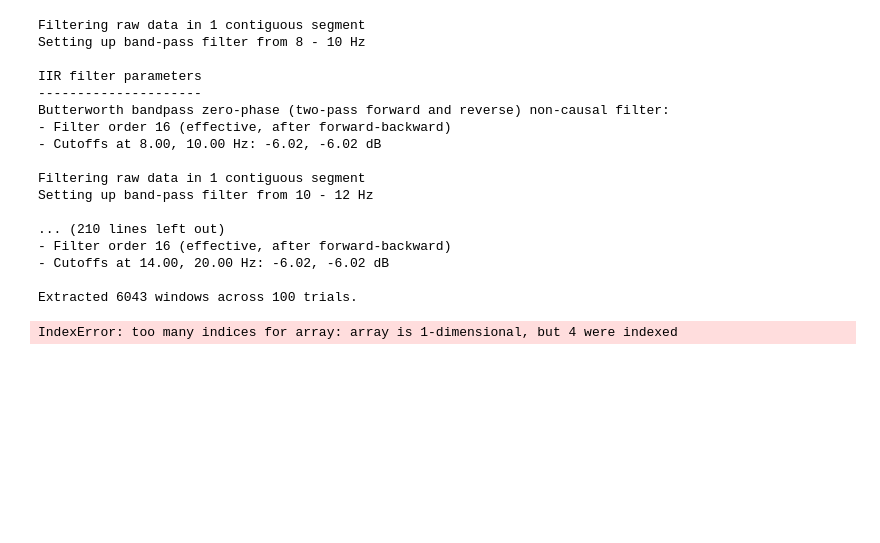
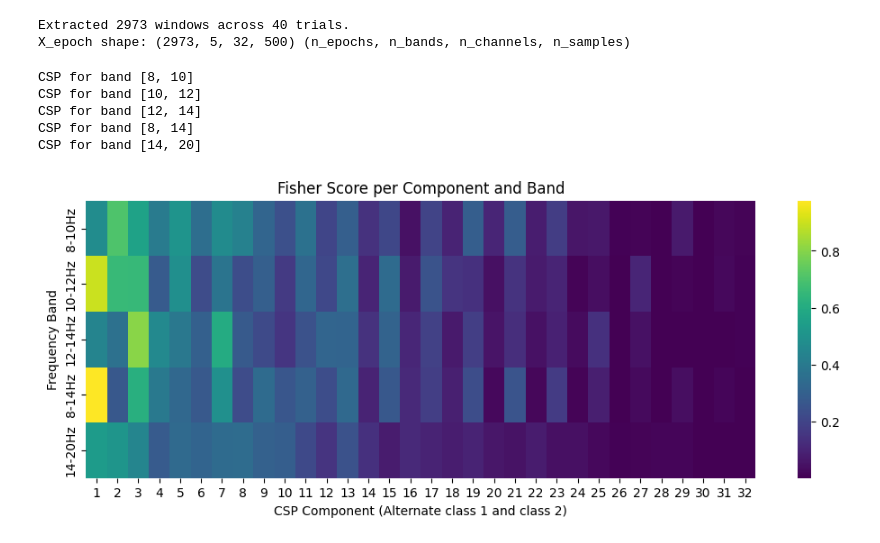
Before and after one commit to PaoloFori/slda_bci, a Jupyter notebook: create_slda/create_slda.ipynb, the cells around one changed output. Drawn from its saved outputs; the diff is of its cells as text; code cells hidden in the pictures; blank space fills up the shorter version.

```diff
--- a/create_slda/create_slda.ipynb
+++ b/create_slda/create_slda.ipynb
@@ -71,24 +84,29 @@ Classes: ['769', '770']
 # %%
 # Preprocessing and Epoching Parameters
-TARGET_SFREQ = 128
-CHUNK_SIZE = 8 # ~62.5 ms at 128Hz
-WINDOW_SIZE = TARGET_SFREQ * 1 # 1 second window
+FREQ = 500
+CHUNK_SIZE = 25 # ~62.5 ms at 128Hz
+WINDOW_SIZE = FREQ * 1 # 1 second window
 
 BANDS = [[8, 10], [10, 12], [12, 14], [8, 14], [14, 20]]
 BANDS_STR = [f"{b[0]}-{b[1]}Hz" for b in BANDS]
 
 N_CHANNELS = 32
+N_CSP_COMPONENTS = 4  # top 2 + bottom 2 for band
 EXCLUDE_CHANNELS = ['Fp1', 'Fp2'] # Optionally exclude channels
 # %%
 raw_list = []
 for f in filenames:
-    raw = mne.io.read_raw_gdf(f, preload=True)
-    raw = raw.pick(list(range(N_CHANNELS)))
+    with mne.utils.use_log_level('ERROR'):
+        raw = mne.io.read_raw_gdf(f, preload=True)
+        raw = raw.pick(list(range(N_CHANNELS)))
 
-    # Downsample
-    raw.resample(TARGET_SFREQ)
-
-    # Common Average Reference (CAR)
-    raw.set_eeg_reference('average', projection=False)
+        # my car excluding fp1 and fp2
+        data = raw.get_data()
+        excl_idx = [raw.ch_names.index(ch) for ch in EXCLUDE_CHANNELS if ch in raw.ch_names]
+        include_mask = np.ones(N_CHANNELS, dtype=bool)
+        include_mask[excl_idx] = False
+        common_avg = data[include_mask, :].mean(axis=0)
+        data -= common_avg[np.newaxis, :]
+        raw._data = data
 
     raw_list.append(raw)
@@ -175,11 +132,11 @@ for raw in raw_list:
             current_class = desc
 
         elif desc == '781':
-            onset_sample = int(annot['onset'] * TARGET_SFREQ)
+            onset_sample = int(annot['onset'] * FREQ)
 
         elif desc == '33549':
             if current_class is not None and onset_sample is not None:
-                end_sample = int(annot['onset'] * TARGET_SFREQ)
+                end_sample = int(annot['onset'] * FREQ)
                 duration_samples = end_sample - onset_sample
 
                 # Salviamo onset, duration calcolata e classe
@@ -203,7 +160,7 @@ for raw in raw_list:
             window_bands = []
             for b in range(len(BANDS)):
                 window_bands.append(raw_bands[b][:, s : s + WINDOW_SIZE])
-            X_epochs.append(window_bands)
+            X_epochs.append(np.array(window_bands))
             y_epochs.append(cls)
             trials.append(trial_idx)
         trial_idx += 1
@@ -213,45 +170,37 @@ y_epochs = np.array(y_epochs)
 trials = np.array(trials)
 
 print(f"Extracted {len(X_epochs)} windows across {len(np.unique(trials))} trials.")
+print(f"X_epoch shape: {X_epochs.shape} (n_epochs, n_bands, n_channels, n_samples)")
 # %% [output]
-Filtering raw data in 1 contiguous segment
-Setting up band-pass filter from 8 - 10 Hz
-
-IIR filter parameters
----------------------
-Butterworth bandpass zero-phase (two-pass forward and reverse) non-causal filter:
-- Filter order 16 (effective, after forward-backward)
-- Cutoffs at 8.00, 10.00 Hz: -6.02, -6.02 dB
-
-Filtering raw data in 1 contiguous segment
-Setting up band-pass filter from 10 - 12 Hz
-
-... (210 lines left out)
-- Filter order 16 (effective, after forward-backward)
-- Cutoffs at 14.00, 20.00 Hz: -6.02, -6.02 dB
-
-Extracted 6043 windows across 100 trials.
+Extracted 2973 windows across 40 trials.
+X_epoch shape: (2973, 5, 32, 500) (n_epochs, n_bands, n_channels, n_samples)
 # %%
 # Fit CSP per band to compute Fisher Scores
-csp_list = [CSP(n_components=N_CHANNELS, reg=None, log=True, norm_trace=False) for _ in range(len(BANDS))]
+csp_list = [CSP(n_components=N_CHANNELS, reg='ledoit_wolf', log=True, norm_trace=False, component_order='alternate') for _ in range(len(BANDS))]
 
 fisher_scores = np.zeros((len(BANDS), N_CHANNELS))
 X_csp_all = np.zeros((len(X_epochs), len(BANDS), N_CHANNELS))
 
 for b in range(len(BANDS)):
+    print(f"CSP for band {BANDS[b]}")
     X_b = X_epochs[:, b, :, :]
     csp_list[b].fit(X_b, y_epochs)
     X_csp_all[:, b, :] = csp_list[b].transform(X_b)
 
     # Compute Fisher score
     fisher_scores[b, :] = get_fisher_score(X_csp_all[:, b, :], y_epochs, classes)
 
 # Plot Fisher Scores
 plt.figure(figsize=(12, 4))
 sns.heatmap(fisher_scores, annot=False, cmap='viridis', xticklabels=np.arange(1, N_CHANNELS+1), yticklabels=BANDS_STR)
 plt.title('Fisher Score per Component and Band')
-plt.xlabel('CSP Component (Sorted by Variance Ratio)')
+plt.xlabel('CSP Component (Alternate class 1 and class 2)')
 plt.ylabel('Frequency Band')
 plt.show()
 # %% [output]
-IndexError: too many indices for array: array is 1-dimensional, but 4 were indexed
+CSP for band [8, 10]
+CSP for band [10, 12]
+CSP for band [12, 14]
+CSP for band [8, 14]
+CSP for band [14, 20]
+[figure, added]
```
Also changed, not shown: parts of 9 cells of this notebook, 11 other files.
